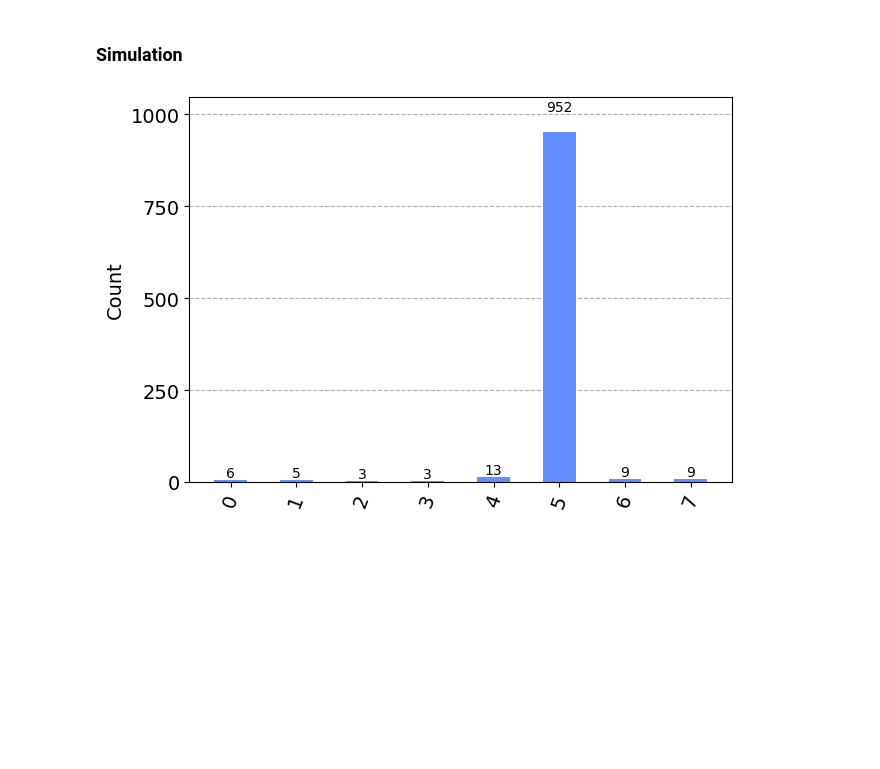
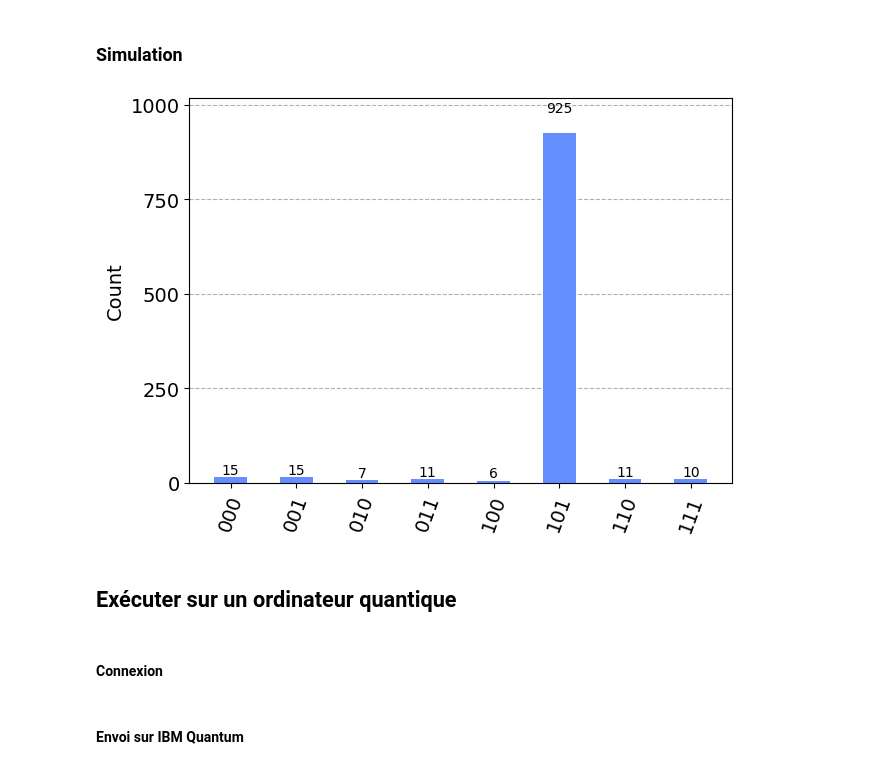
Before and after one commit to bouissa/informatique_quantique_3267160, a Jupyter notebook: src/grover.ipynb, the cells around one changed output. Drawn from its saved outputs; the diff is of its cells as text; code cells hidden in the pictures; blank space fills up the shorter version.

Commit message:
Exécuter sur un ordinateur quantique (début)

```diff
--- a/src/grover.ipynb
+++ b/src/grover.ipynb
@@ -139,13 +139,15 @@ mesures: 3/═══════════════════════
 # %%
 from qiskit import transpile, BasicAer
 from qiskit.visualization import plot_histogram
 
 simulator = BasicAer.get_backend('qasm_simulator')
 compiled = transpile(circuit, simulator)
 job = simulator.run(compiled, shots=1000)
-result = job.result()
 
-counts = result.get_counts(compiled).int_outcomes()
-plot_histogram(counts)
+plot_histogram(job.result().get_counts(compiled))
 # %% [output]
-[figure, old version]
+[figure, new version]
+# %% [markdown]
+## Exécuter sur un ordinateur quantique
+# %% [markdown]
+#### Connexion
@@ -151,0 +166,2 @@ plot_histogram(counts)
+# %% [markdown]
+#### Envoi sur IBM Quantum
```
Also changed, not shown: parts of 5 cells of this notebook, 1 other file.
